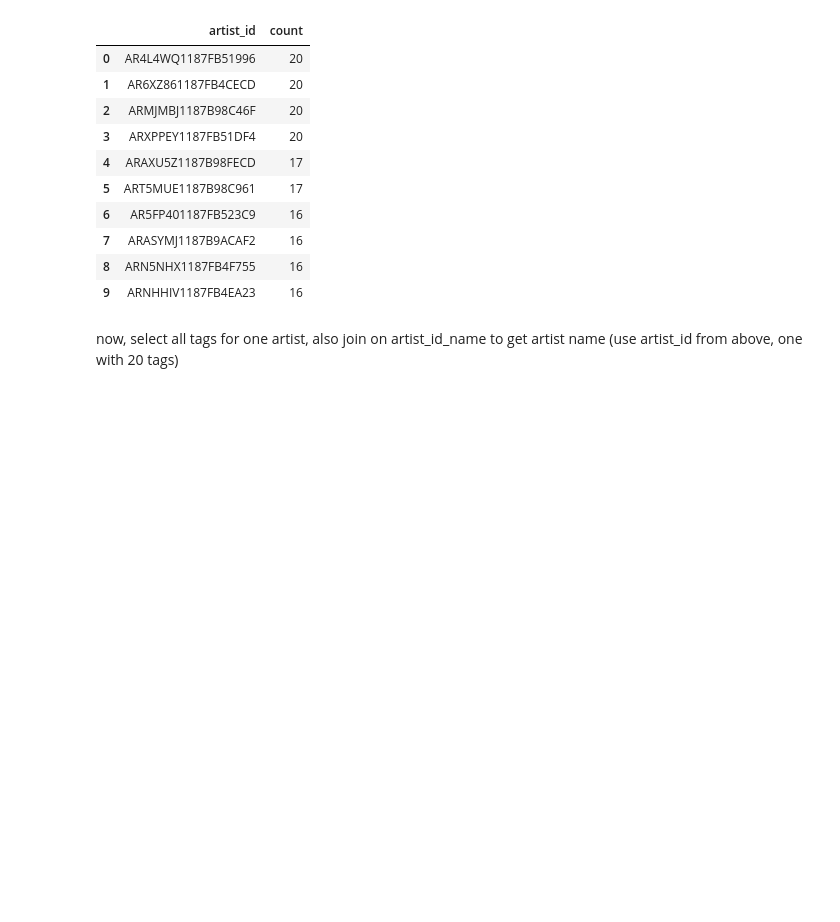
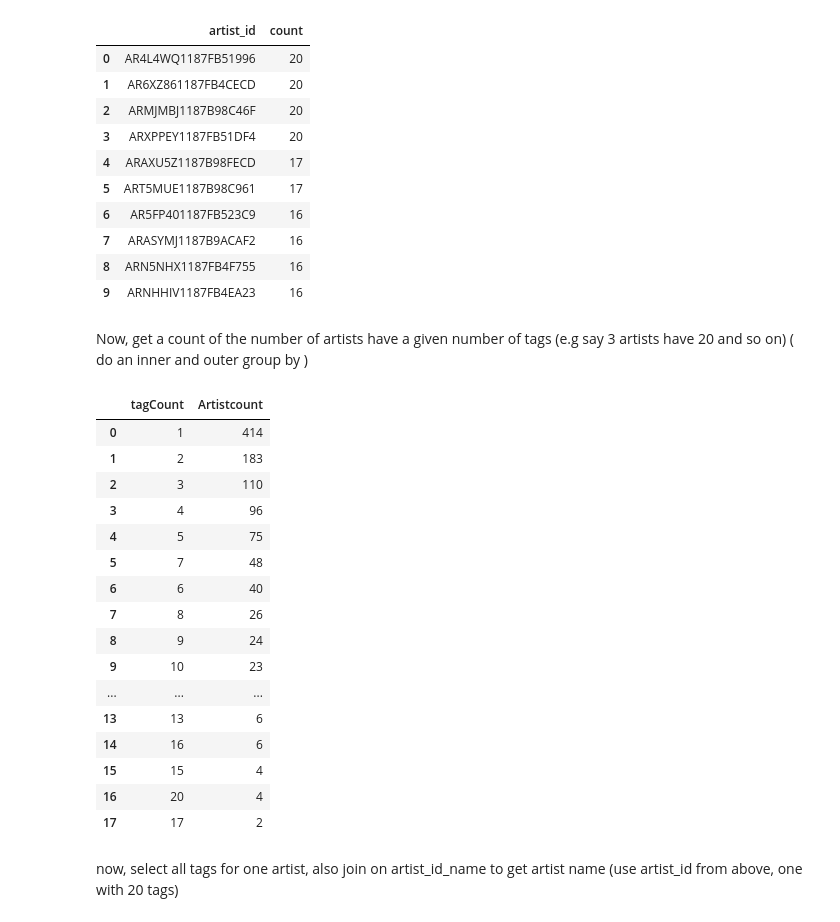
Before and after one commit to brion101/brion101.github.io, a Jupyter notebook: CA_01.ipynb, the cells around one changed output. Drawn from its saved outputs; the diff is of its cells as text; code cells hidden in the pictures; blank space fills up the shorter version.

```diff
--- a/CA_01.ipynb
+++ b/CA_01.ipynb
@@ -183,6 +183,31 @@ pd.head(10)
 | 7 | ARASYMJ1187B9ACAF2 | 16 |
 | 8 | ARN5NHX1187FB4F755 | 16 |
 | 9 | ARNHHIV1187FB4EA23 | 16 |
+# %% [markdown]
+Now, get a count of the number of artists have a given number of tags  (e.g say 3 artists have 20 and so on)
+( do an inner and outer group by )
+# %%
+q1 = 'select a.tagCount, count(*) as "Artistcount" from ( select count(*) as "tagCount" from artist_tag group by artist_id) a group by a.tagcount order by 2 desc '
+pd = (sql.read_sql_query(q1, cnx))
+pd.head(25)
+# %% [output]
+|  | tagCount | Artistcount |
+| 0 | 1 | 414 |
+| 1 | 2 | 183 |
+| 2 | 3 | 110 |
+| 3 | 4 | 96 |
+| 4 | 5 | 75 |
+| 5 | 7 | 48 |
+| 6 | 6 | 40 |
+| 7 | 8 | 26 |
+| 8 | 9 | 24 |
+| 9 | 10 | 23 |
+| ... | ... | ... |
+| 13 | 13 | 6 |
+| 14 | 16 | 6 |
+| 15 | 15 | 4 |
+| 16 | 20 | 4 |
+| 17 | 17 | 2 |
 # %% [markdown]
 now, select all tags for one artist, also join on artist_id_name to get artist name (use artist_id from above, one with 20 tags)
 # %%
```
Also changed, not shown: parts of 11 cells of this notebook.
